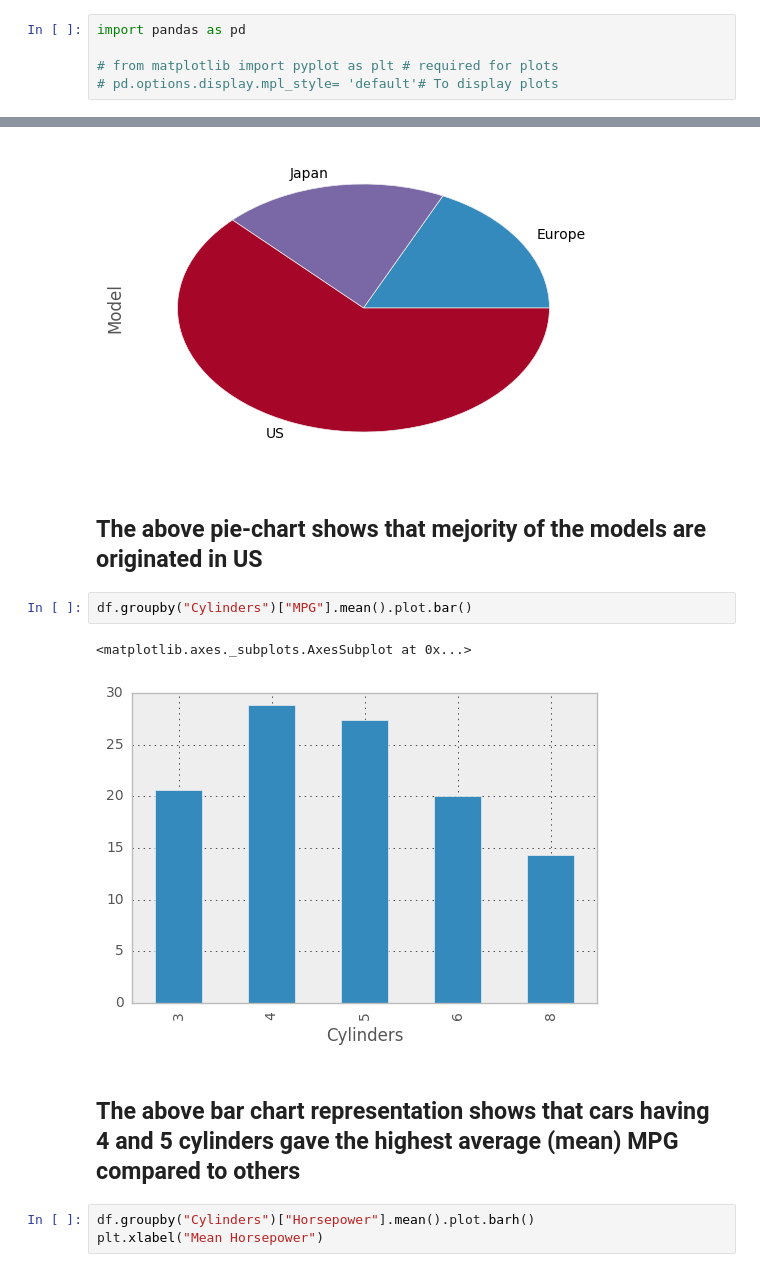
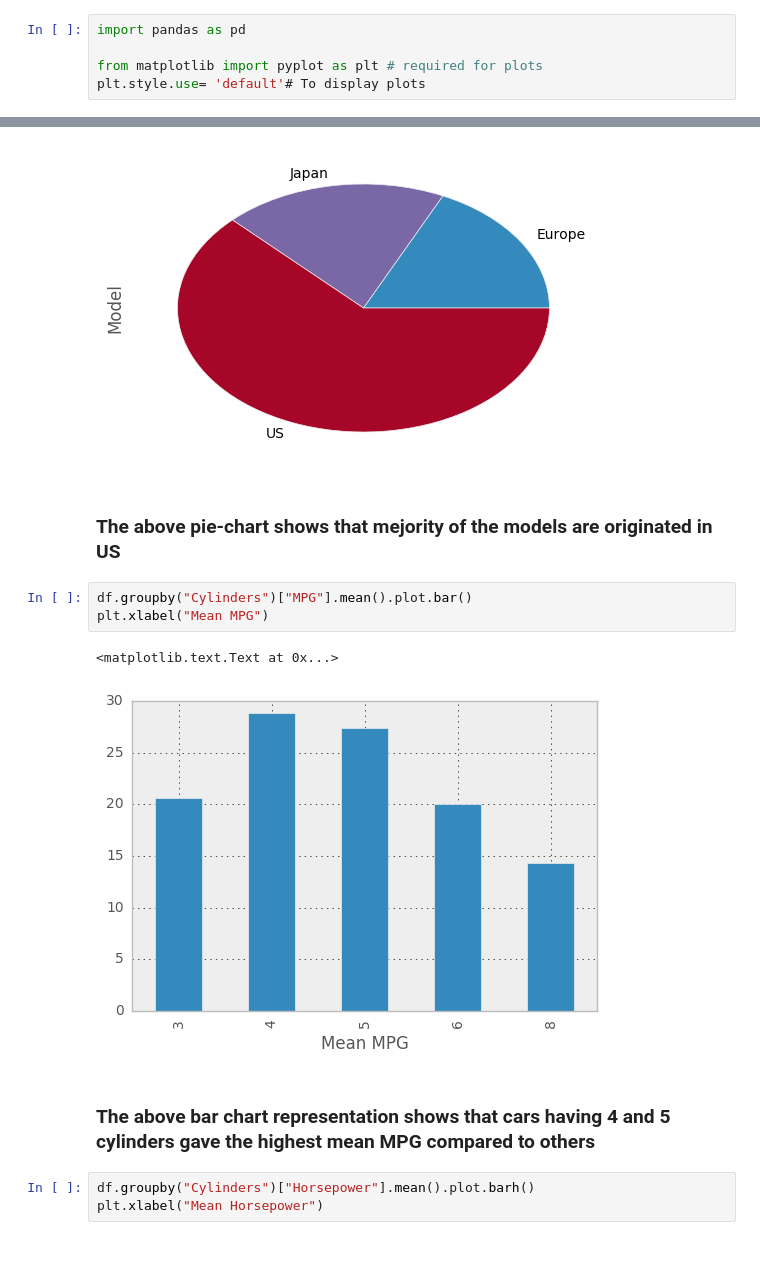
Before and after one commit to sanketd11/DataScienceClub, a Jupyter notebook: Tutorials/T1/Data_Analysis_With_Pandas.ipynb, the cells around one changed output, grey strips where cells are left out. Saved outputs shown, nothing was run; the diff lists cells and outputs as text.

```diff
--- a/Tutorials/T1/Data_Analysis_With_Pandas.ipynb
+++ b/Tutorials/T1/Data_Analysis_With_Pandas.ipynb
@@ -28,8 +29,8 @@ Import the pandas library. Here I renamed it to 'pd' just for the ease of use. M
 # %%
 import pandas as pd
 
-# from matplotlib import pyplot as plt # required for plots
-# pd.options.display.mpl_style= 'default'# To display plots
+from matplotlib import pyplot as plt # required for plots
+plt.style.use= 'default'# To display plots
 # %% [markdown]
 ## Read Dataset
 Following are some of the functions available in pandas for reading a dataset
@@ -332,14 +321,15 @@ df.groupby("Origin")["Model"].count().plot.pie()
 <matplotlib.axes._subplots.AxesSubplot at 0x...>
 [figure]
 # %% [markdown]
-## The above pie-chart shows that mejority of the models are originated in US
+### The above pie-chart shows that mejority of the models are originated in US
 # %%
 df.groupby("Cylinders")["MPG"].mean().plot.bar()
+plt.xlabel("Mean MPG")
 # %% [output]
-<matplotlib.axes._subplots.AxesSubplot at 0x...>
+<matplotlib.text.Text at 0x...>
-[figure, old version]
+[figure, new version]
 # %% [markdown]
-## The above bar chart representation shows that cars having 4 and 5 cylinders gave the highest average (mean)  MPG compared to others
+### The above bar chart representation shows that cars having 4 and 5 cylinders gave the highest mean  MPG compared to others
 # %%
 df.groupby("Cylinders")["Horsepower"].mean().plot.barh()
 plt.xlabel("Mean Horsepower")
```
Also changed, not shown: parts of 15 cells of this notebook, 2 other files.
